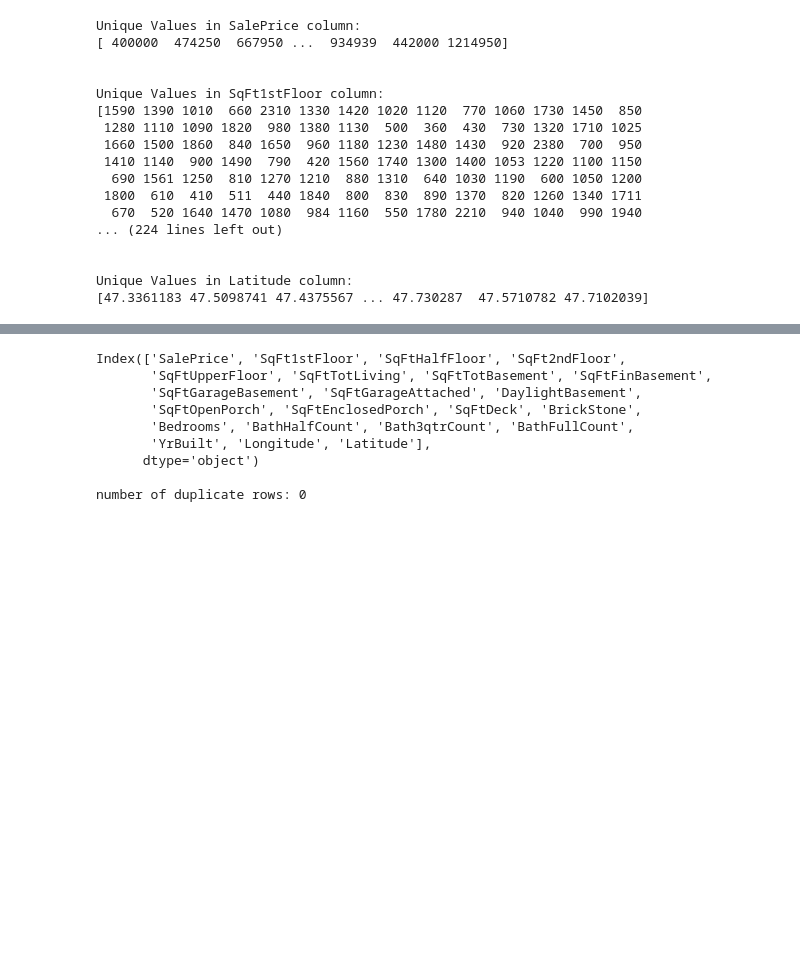
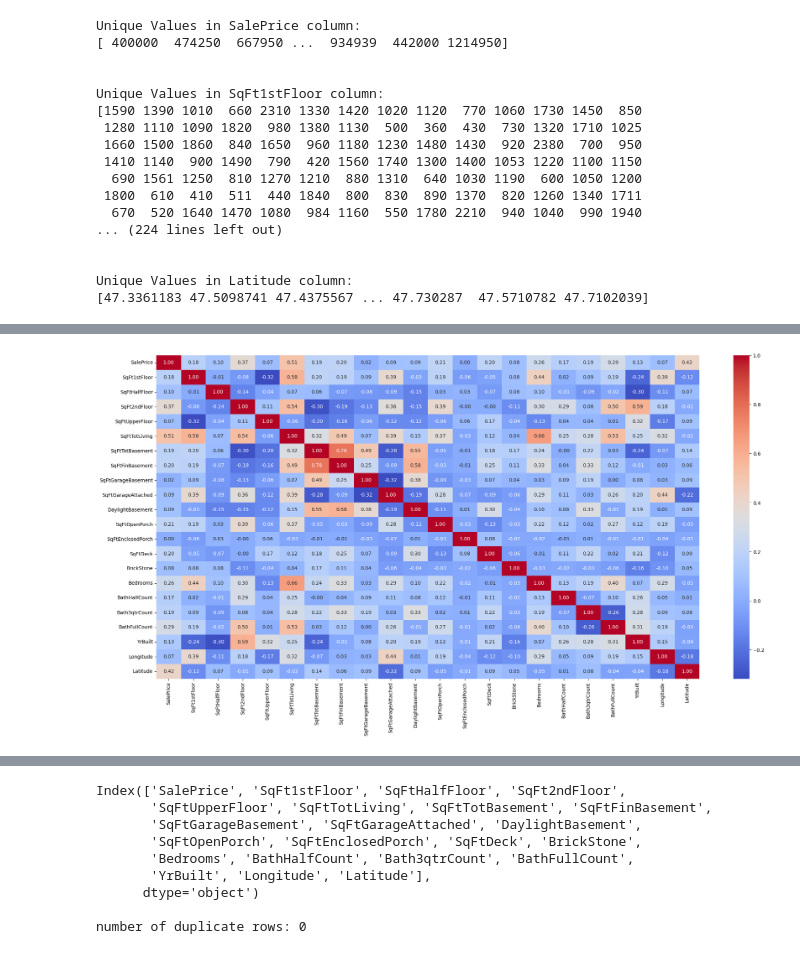
Before and after one commit to shintaronakamura28/Housing_sale_price_prediction, a Jupyter notebook: housing.ipynb, the cells around one changed output, grey strips where cells are left out. Saved outputs shown, nothing was run; the diff lists cells and outputs as text; code cells hidden in the pictures; blank space fills up the shorter version.

```diff
--- a/housing.ipynb
+++ b/housing.ipynb
@@ -197,0 +175,12 @@ corr.style.background_gradient(cmap='coolwarm').format('{:.2f}')
+# %%
+num_cols = df.select_dtypes(include='number')
+
+corr = num_cols.corr()
+plt.figure(figsize=(25, 12))  # Adjust the figsize to your preference
+
+# Creating the heatmap
+sn.heatmap(corr, annot=True, fmt=".2f", cmap='coolwarm', cbar=True)
+
+plt.show()
+# %% [output]
+[figure, added]
```
Also changed, not shown: parts of 13 cells of this notebook.
